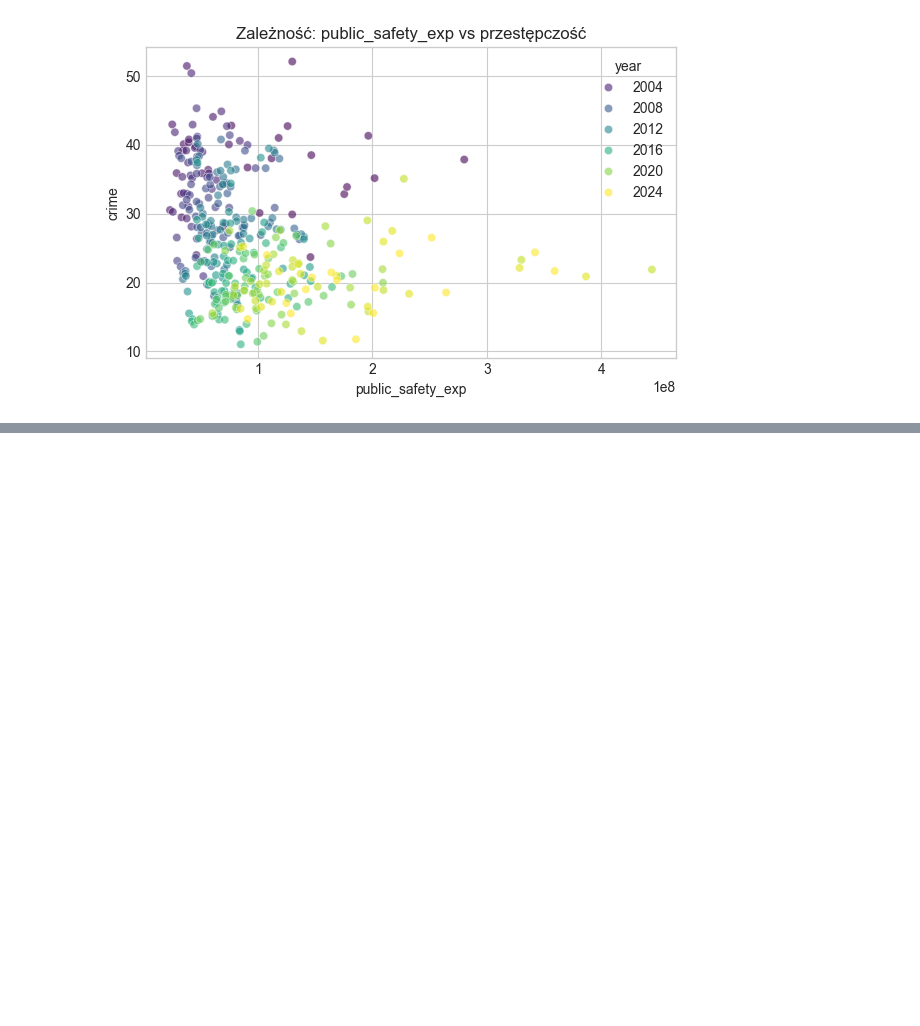
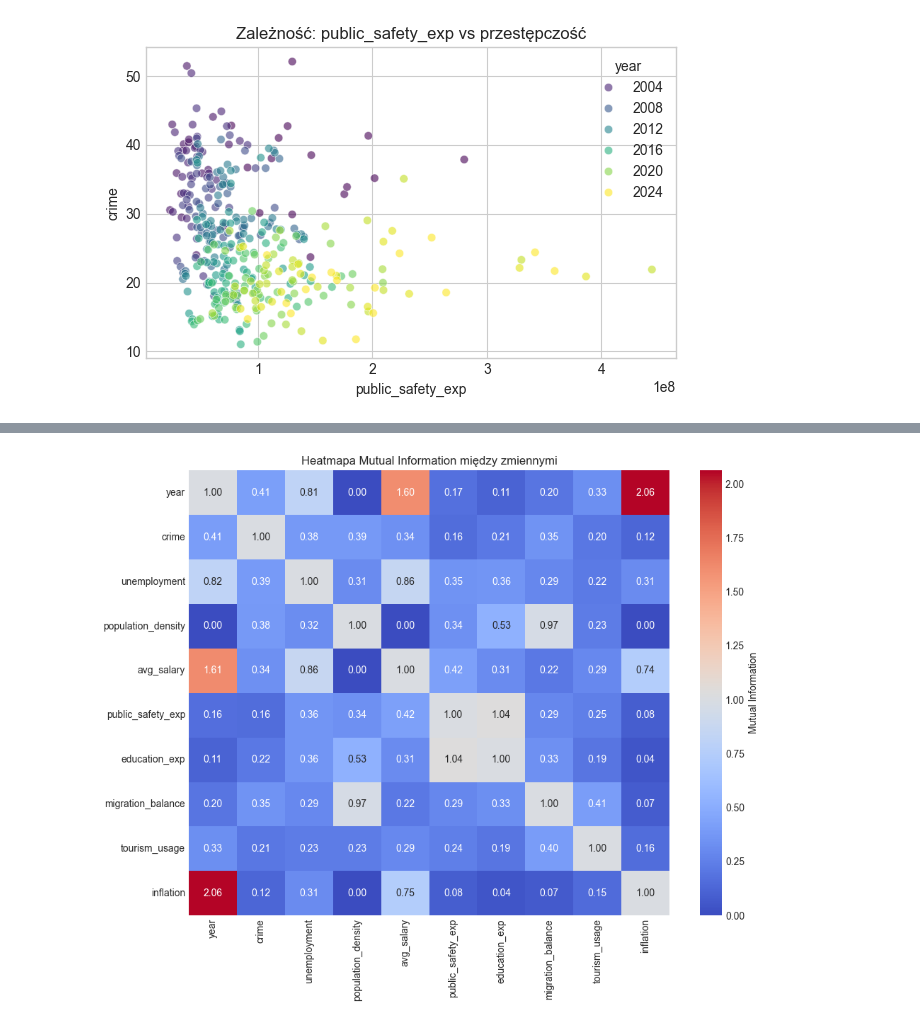
Before and after one commit to horaneq/crime_analysis, a Jupyter notebook: notebooks/data_analysis.ipynb, the cells around one changed output, grey strips where cells are left out. Cells and saved outputs as stored; diff of their text form; code cells hidden in the pictures; blank space fills up the shorter version.

```diff
--- a/notebooks/data_analysis.ipynb
+++ b/notebooks/data_analysis.ipynb
@@ -181,3 +184,37 @@ ValueError: could not convert string to float: 'Dolnośląskie'
+# %%
+import pandas as pd
+import matplotlib.pyplot as plt
+import seaborn as sns
+from sklearn.feature_selection import mutual_info_regression
+
+# Wczytanie danych
+df = pd.read_csv("../data/processed/panel.csv")
+
+# Kolumny numeryczne
+numeric_cols = df.select_dtypes(include=['float64', 'int64']).columns
+data_numeric = df[numeric_cols].fillna(0)
+
+# Tworzymy macierz MI
+mi_matrix = pd.DataFrame(index=numeric_cols, columns=numeric_cols, dtype=float)
+
+for col1 in numeric_cols:
+    for col2 in numeric_cols:
+        if col1 == col2:
+            mi_matrix.loc[col1, col2] = 1.0
+        else:
+            x = data_numeric[col1].values.reshape(-1, 1)
+            y = data_numeric[col2].values
+            mi = mutual_info_regression(x, y, discrete_features=False)
+            mi_matrix.loc[col1, col2] = mi[0]
+
+# Rysowanie heatmapy
+plt.figure(figsize=(10,8))
+sns.heatmap(mi_matrix.astype(float), annot=True, fmt=".2f", cmap="coolwarm", cbar_kws={'label': 'Mutual Information'})
+plt.title("Heatmapa Mutual Information między zmiennymi")
+plt.tight_layout()
+plt.show()
+# %% [output]
+[figure, added]
 # %%
 # 9️⃣ Podsumowanie
 print("Analiza zakończona.")
```
Also changed, not shown: parts of 2 cells of this notebook, 56 other files.
